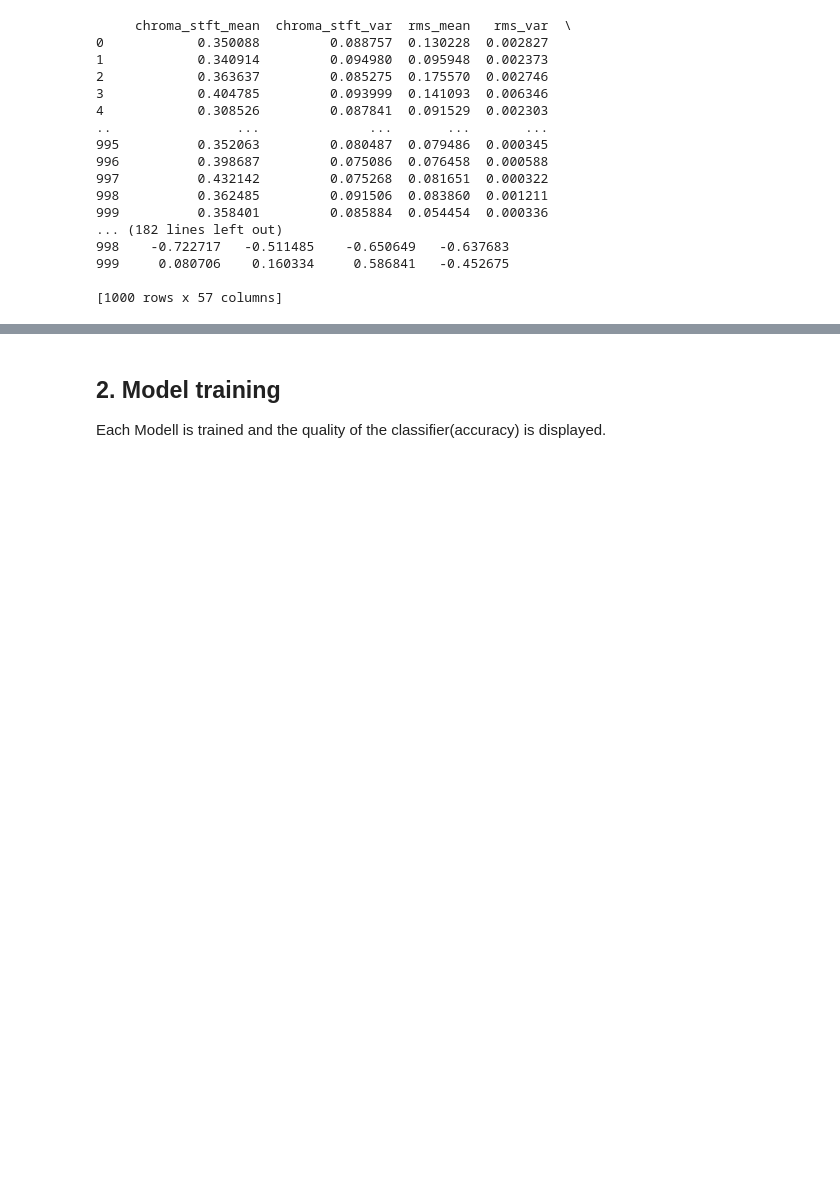
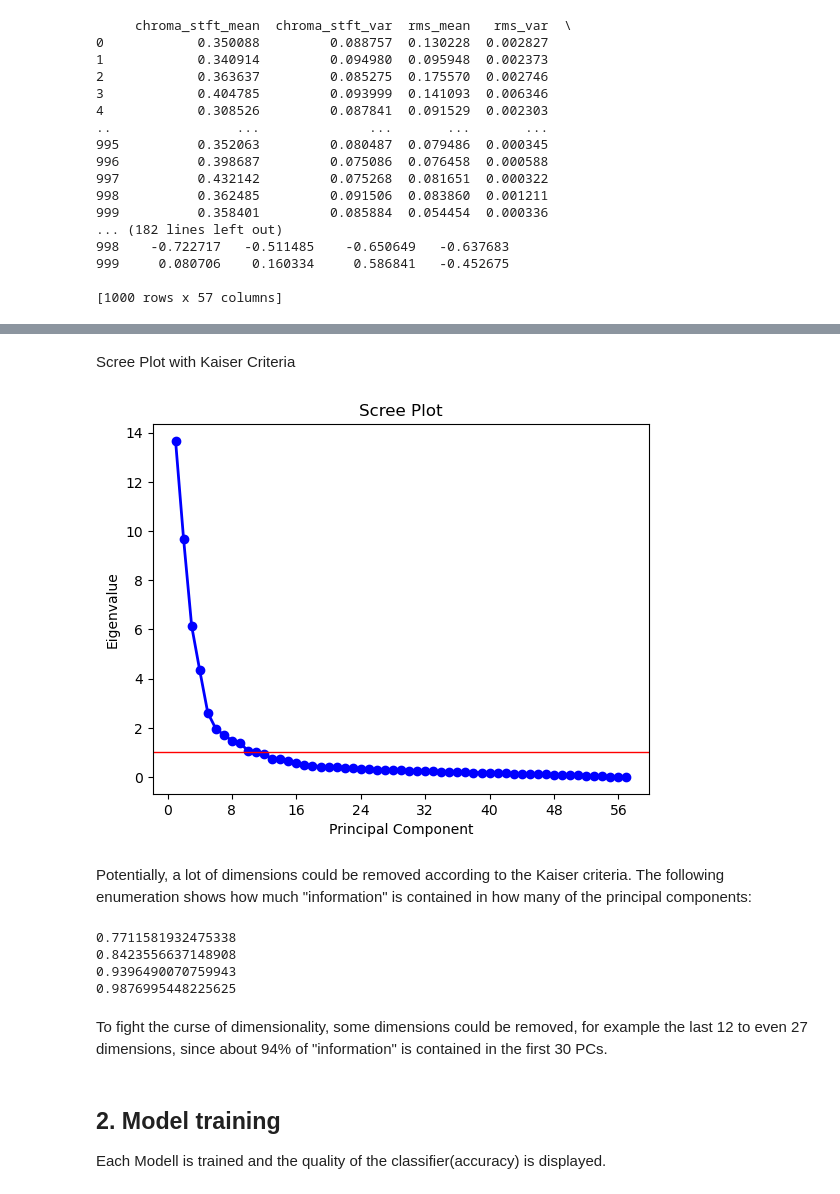
Before and after one commit to Spyri/ML_project, a Jupyter notebook: ML_project.ipynb, the cells around one changed output, grey strips where cells are left out. Saved outputs shown, nothing was run; the diff lists cells and outputs as text; code cells hidden in the pictures; blank space fills up the shorter version.

```diff
--- a/ML_project.ipynb
+++ b/ML_project.ipynb
@@ -93,0 +112,4 @@ print(X_scaled_ss)
+# %%
+pca = PCA() # typically you add here as a parameter the nbr. of cmponents: i.e.: n_components=2
+            # we leave it blank to get all!
+pcs = pca.fit_transform(X_scaled_ss) # principle components
@@ -94,3 +163,33 @@ print(X_scaled_ss)
+# %% [markdown]
+Scree Plot with Kaiser Criteria
+# %%
+import matplotlib.ticker as ticker
+fig = plt.figure()
+ax = plt.axes()
+
+pc_values = np.arange(pca.n_components_) + 1
+ax.plot(pc_values, pca.explained_variance_, 'o-', linewidth=2, color='blue')
+ax.xaxis.set_major_locator(ticker.MaxNLocator(integer=True))
+
+plt.title('Scree Plot')
+plt.xlabel('Principal Component')
+plt.ylabel('Eigenvalue')
+plt.axhline(y=1, linewidth=1, color='r')
+plt.show()
+# %% [output]
+[figure, added]
+# %% [markdown]
+Potentially, a lot of dimensions could be removed according to the Kaiser criteria. The following enumeration shows how much "information" is contained in how many of the principal components:
+# %%
+for i in [10, 15, 30, 45]:
+    print(np.sum(pca.explained_variance_ratio_[:i]))
+# %% [output]
+0.7711581932475338
+0.8423556637148908
+0.9396490070759943
+0.9876995448225625
+# %% [markdown]
+To fight the curse of dimensionality, some dimensions could be removed, for example the last 12 to even 27 dimensions, since about 94% of "information" is contained in the first 30 PCs.
 # %%
 X_train, X_test, y_train, y_test = train_test_split(X, y, test_size=0.2, random_state=0, stratify=y)
 X_train_mms, X_test_mms, y_train_mms, y_test_mms = train_test_split(X_scaled_mms, y, test_size=0.2, random_state=0, stratify=y)
```
Also changed, not shown: parts of 10 cells of this notebook.
